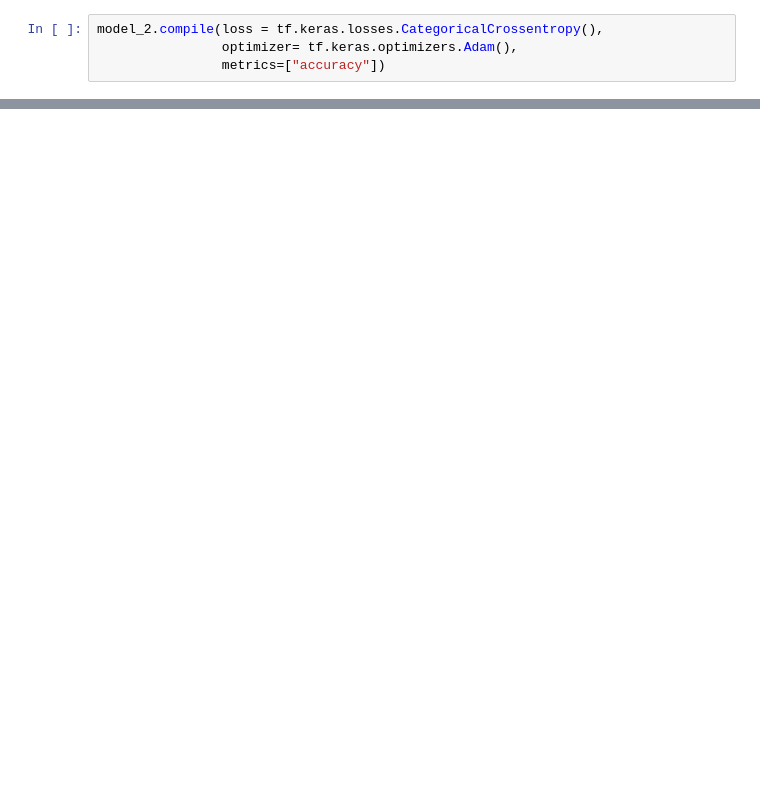
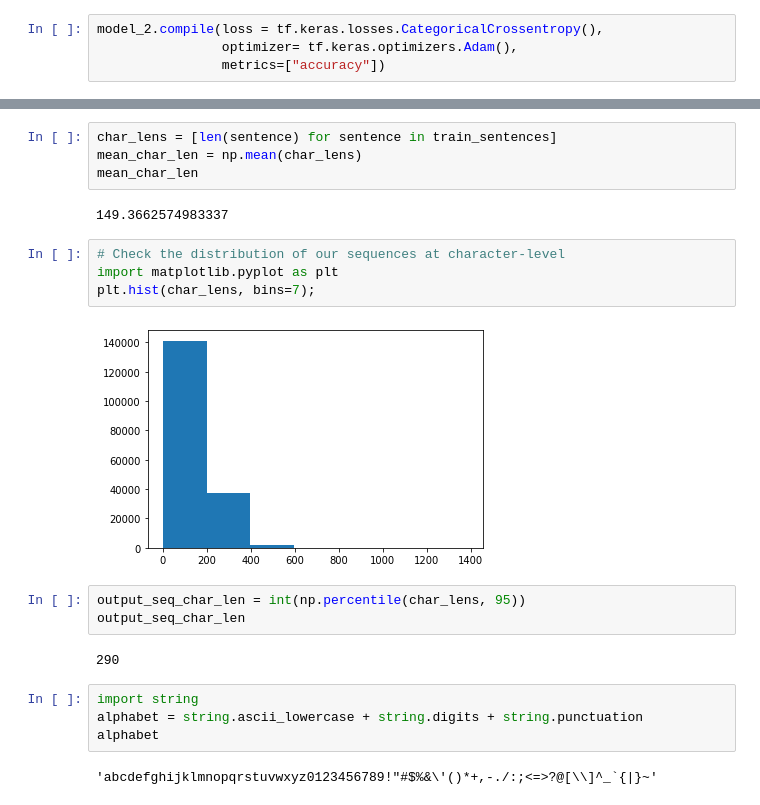
Before and after one commit to AmirGhnbr/PubMed_200k_RCT, a Jupyter notebook: PubMed_200k_RCT.ipynb, the cells around one changed output, grey strips where cells are left out. Cells and saved outputs as stored; diff of their text form; blank space fills up the shorter version.

```diff
--- a/PubMed_200k_RCT.ipynb
+++ b/PubMed_200k_RCT.ipynb
@@ -618,0 +635,23 @@ model_2_results
+# %%
+char_lens = [len(sentence) for sentence in train_sentences]
+mean_char_len = np.mean(char_lens)
+mean_char_len
+# %% [output]
+149.3662574983337
+# %%
+# Check the distribution of our sequences at character-level
+import matplotlib.pyplot as plt
+plt.hist(char_lens, bins=7);
+# %% [output]
+[figure, added]
+# %%
+output_seq_char_len = int(np.percentile(char_lens, 95))
+output_seq_char_len
+# %% [output]
+290
+# %%
+import string
+alphabet = string.ascii_lowercase + string.digits + string.punctuation
+alphabet
+# %% [output]
+'abcdefghijklmnopqrstuvwxyz0123456789!"#$%&\'()*+,-./:;<=>?@[\\]^_`{|}~'
```
Also changed, not shown: parts of 34 cells of this notebook.
